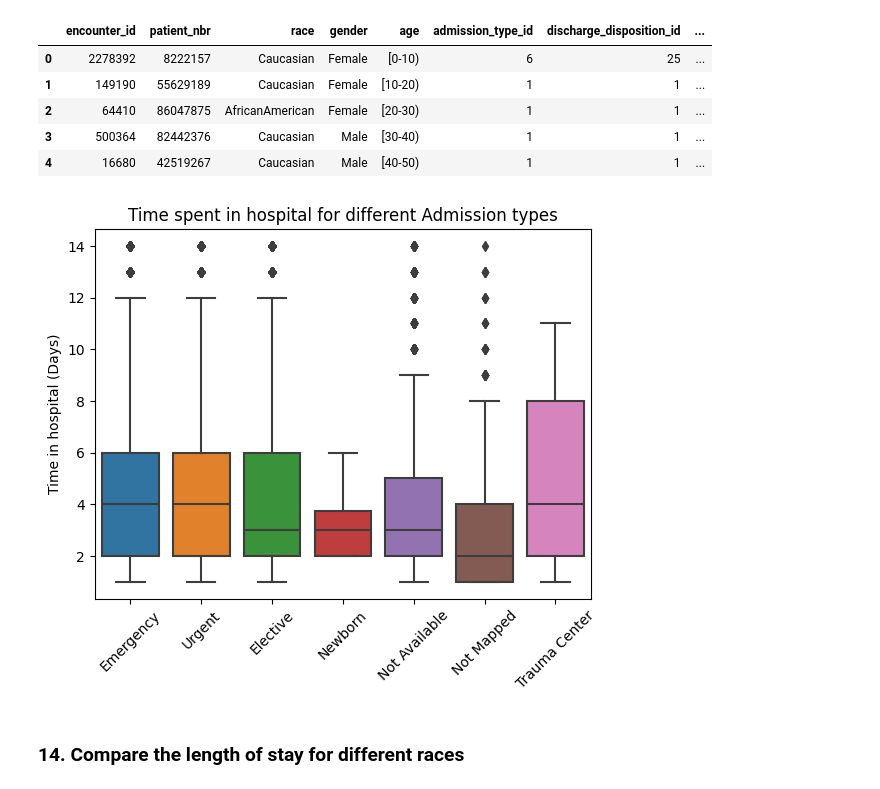
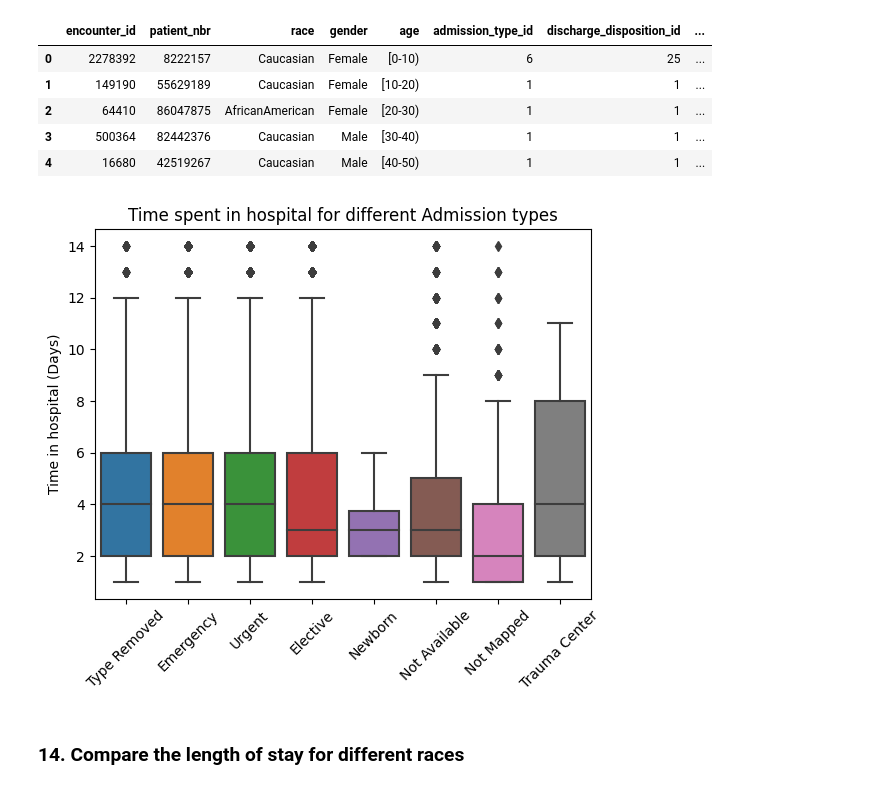
Before and after one commit to Thomas-George-T/Diabetic-Readmission-Exploration, a Jupyter notebook: Diabetic-Readmissions-Exploration.ipynb, the cells around one changed output. Drawn from its saved outputs; the diff is of its cells as text; code cells hidden in the pictures.

```diff
--- a/Forecasting-Diabetic-Readmissions.ipynb
+++ b/Diabetic-Readmissions-Exploration.ipynb
@@ -75,0 +183,2 @@ raw_data.describe()
+# %%
+data_df = pd.merge(data, ids_admission_source_id_mapping, how='left', on='admission_source_id')
@@ -77,7 +199,7 @@ raw_data.describe()
 <h1> Data Cleaning and Preprocessing </h1>
 # %%
 # Replacing the "?" with na's
-raw_data.replace("?", np.NaN, inplace=True)
+data_df.replace("?", np.NaN, inplace=True)
 # %% [markdown]
 Checking for nulls again
 # %%
@@ -107,3 +229,3 @@ We can remove weight and payer_code since they aren't relevant to the outcome an
 # %%
-raw_data.drop(['weight', 'payer_code'], axis=1, inplace=True)
+data_df.drop(['weight', 'payer_code'], axis=1, inplace=True)
 # %%
@@ -149,2 +250,0 @@ raw_data.shape
-# %%
-data_df = pd.merge(raw_data, ids_admit_type_id_mapping, how='left', on='admission_type_id')
@@ -448,13 +521,13 @@ data_df.head(5)
 | 3 | 500364 | 82442376 | Caucasian | Male | [30-40) | 1 | 1 | ... |
 | 4 | 16680 | 42519267 | Caucasian | Male | [40-50) | 1 | 1 | ... |
 # %%
-sns.boxplot(data_df, x='description', y='time_in_hospital')
+sns.boxplot(data_df, x='admission_type_id_description', y='time_in_hospital')
 plt.title("Time spent in hospital for different Admission types")
 plt.ylabel("Time in hospital (Days)")
 plt.xlabel("")
 plt.xticks(rotation=45);
 # %% [output]
-[figure, old version]
+[figure, new version]
 # %% [markdown]
 <h3> 14. Compare the length of stay for different races</h3>
 # %%
```
Also changed, not shown: parts of 45 cells of this notebook, 1 other file.
